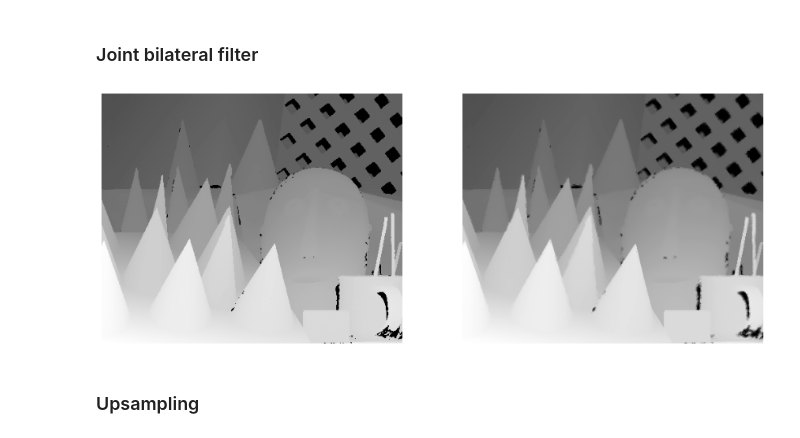
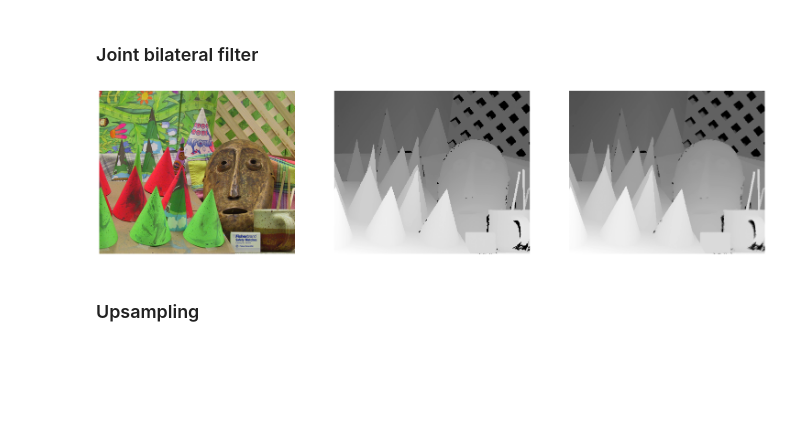
Before and after one commit to dtamaas/3DSSF, a Jupyter notebook: 2/upsampling.ipynb, the cells around one changed output. Cells and saved outputs as stored; diff of their text form; code cells hidden in the pictures; blank space fills up the shorter version.

```diff
--- a/2/upsampling.ipynb
+++ b/2/upsampling.ipynb
@@ -93,10 +108,10 @@ def joint_bilateral_filter(image, guide, window_size, sigma_d, sigma_r):
   width = image.shape[1]
   half_window = window_size // 2
   filtered_image = np.zeros(image.shape, image.dtype)
-  w = lambda i, j, k, l: np.exp(
-    -((np.square(np.subtract(i,k)) + np.square(np.subtract(j,l))) / (2 * np.square(sigma_d)))
-    -((np.subtract(guide[i,j],guide[k,l])) / (2 * np.square(sigma_r)))
-  )
+
+  p = lambda spectral_difference, sigma_spectral: np.exp(-spectral_difference / sigma_spectral)
+
+  kernel = gaussian_kernel(window_size, sigma_d)
 
   for i in range(height):
     for j in range(width):
@@ -113,7 +128,15 @@ def joint_bilateral_filter(image, guide, window_size, sigma_d, sigma_r):
           if neighbor_i >= height: neighbor_i = height-1
           if neighbor_j >= width: neighbor_j = width-1
 
-          weight = w(i, j, neighbor_i, neighbor_j)
+          bgr_diff = np.sqrt( \
+                      np.square(guide[neighbor_i,neighbor_j,0] - guide[i,j,0]) + \
+                      np.square(guide[neighbor_i,neighbor_j,1] - guide[i,j,1]) + \
+                      np.square(guide[neighbor_i,neighbor_j,2] - guide[i,j,2]) \
+                    )
+
+          spectral_difference = np.square(bgr_diff) * kernel[k+half_window, l+half_window]
+
+          weight = p(spectral_difference, sigma_r)
           sum += image[neighbor_i,neighbor_j] * weight
           sum_weight += weight
 
@@ -123,22 +146,25 @@ def joint_bilateral_filter(image, guide, window_size, sigma_d, sigma_r):
 # %%
 set = 'Cones'
 image_path = f'datasets/{set}/im.png'
 display_path = f'datasets/{set}/disp.png'
 
 image_depth = cv2.imread(display_path, cv2.IMREAD_GRAYSCALE)
-image_guide = cv2.imread(image_path, cv2.IMREAD_GRAYSCALE)
+image_guide = cv2.imread(image_path)
 
 image_joint_bilateral = joint_bilateral_filter(image_depth, image_guide, window_size=5, sigma_d=3, sigma_r=3)
+
+i = 0
+plt.figure(figsize=(26, 18))
+for image in [image_guide, image_depth, image_joint_bilateral]:
+  plt.subplot(1, 3, i+1)
+  plt.axis('off')
+  if image.ndim == 2:
+    _ = plt.imshow(image, cmap='gray')
+  else:
+    _ = plt.imshow(image[:,:,::-1])
+  i += 1
+# %% [output]
+[figure, added]
-# %%
-i = 0
-plt.figure(figsize=(15, 8))
-for image in [image_depth, image_joint_bilateral]:
-  plt.subplot(1, 2, i+1)
-  plt.axis('off')
-  _ = plt.imshow(image, cmap='gray')
-  i += 1
-# %% [output]
-[figure, removed]
 # %% [markdown]
 ### Upsampling
 # %%
```
Also changed, not shown: parts of 4 cells of this notebook, 10 other files.
